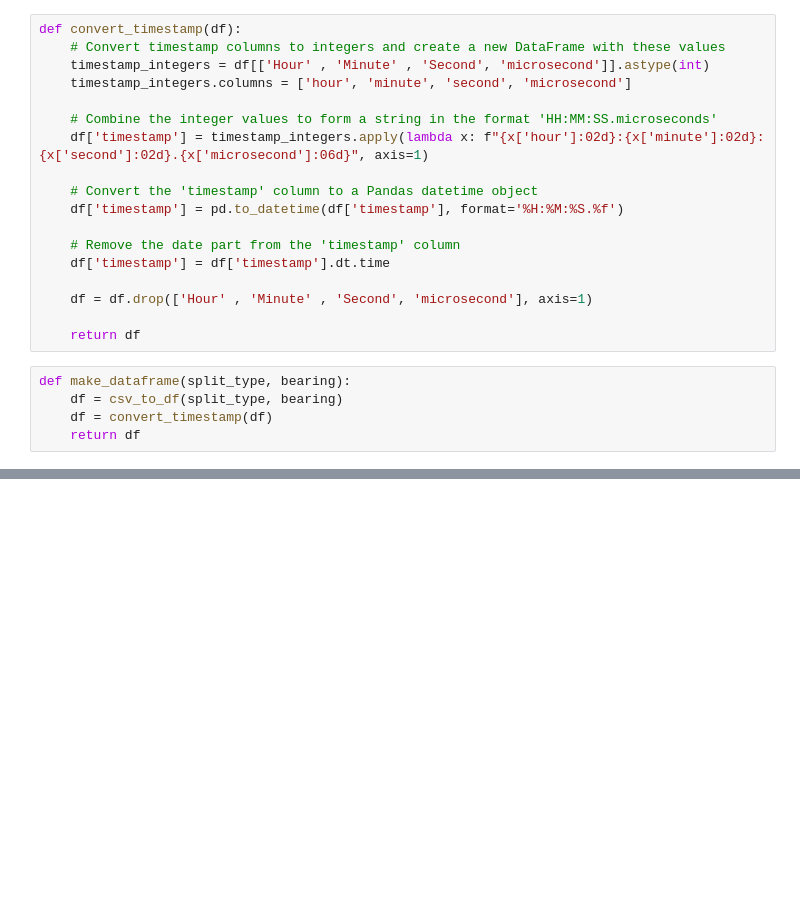
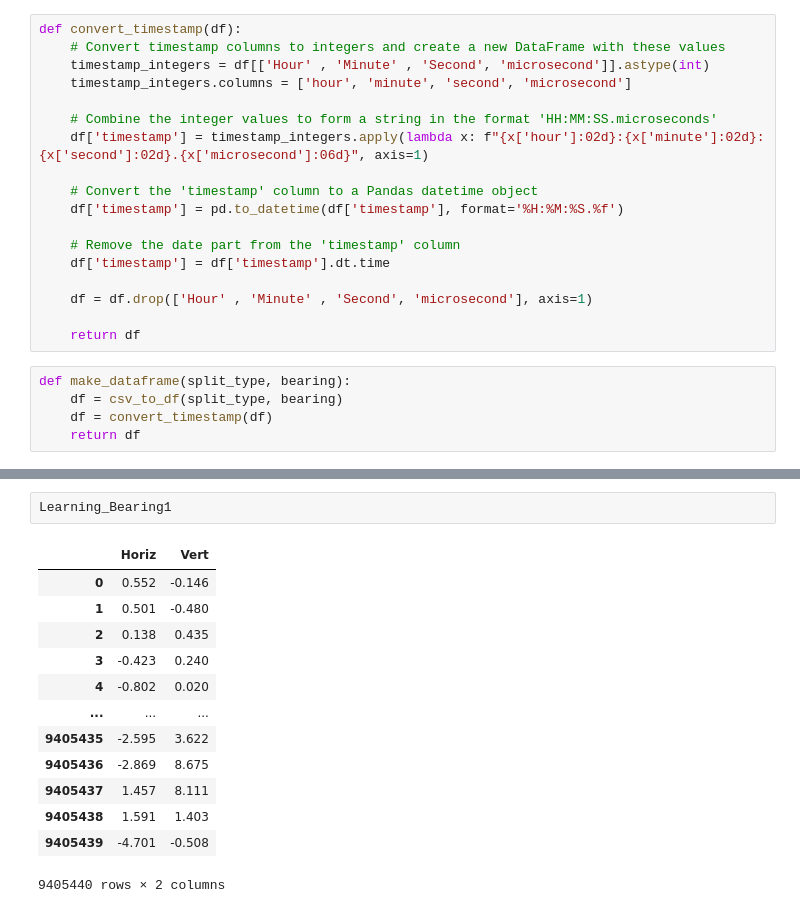
Before and after one commit to Cksdud123/colab, a Jupyter notebook: VGG19.ipynb, the cells around one changed output, grey strips where cells are left out. Drawn from its saved outputs; the diff is of its cells as text; blank space fills up the shorter version.

```diff
--- a/VGG19.ipynb
+++ b/VGG19.ipynb
@@ -128,0 +158,16 @@ plt.show()
+# %%
+Learning_Bearing1
+# %% [output]
+|  | Horiz | Vert |
+| 0 | 0.552 | -0.146 |
+| 1 | 0.501 | -0.480 |
+| 2 | 0.138 | 0.435 |
+| 3 | -0.423 | 0.240 |
+| 4 | -0.802 | 0.020 |
+| ... | ... | ... |
+| 9405435 | -2.595 | 3.622 |
+| 9405436 | -2.869 | 8.675 |
+| 9405437 | 1.457 | 8.111 |
+| 9405438 | 1.591 | 1.403 |
+| 9405439 | -4.701 | -0.508 |
+9405440 rows × 2 columns
```
Also changed, not shown: parts of 12 cells of this notebook.
